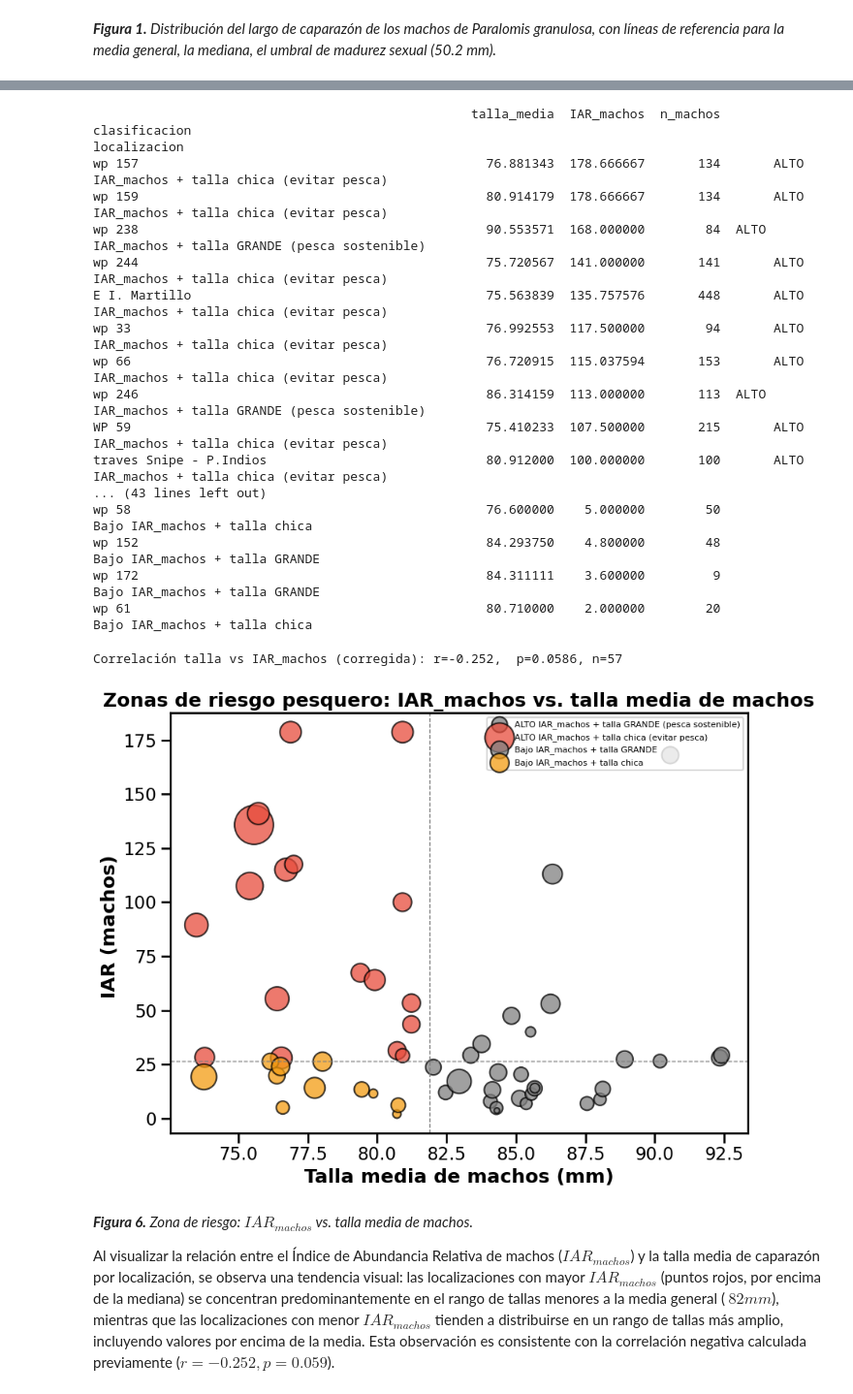
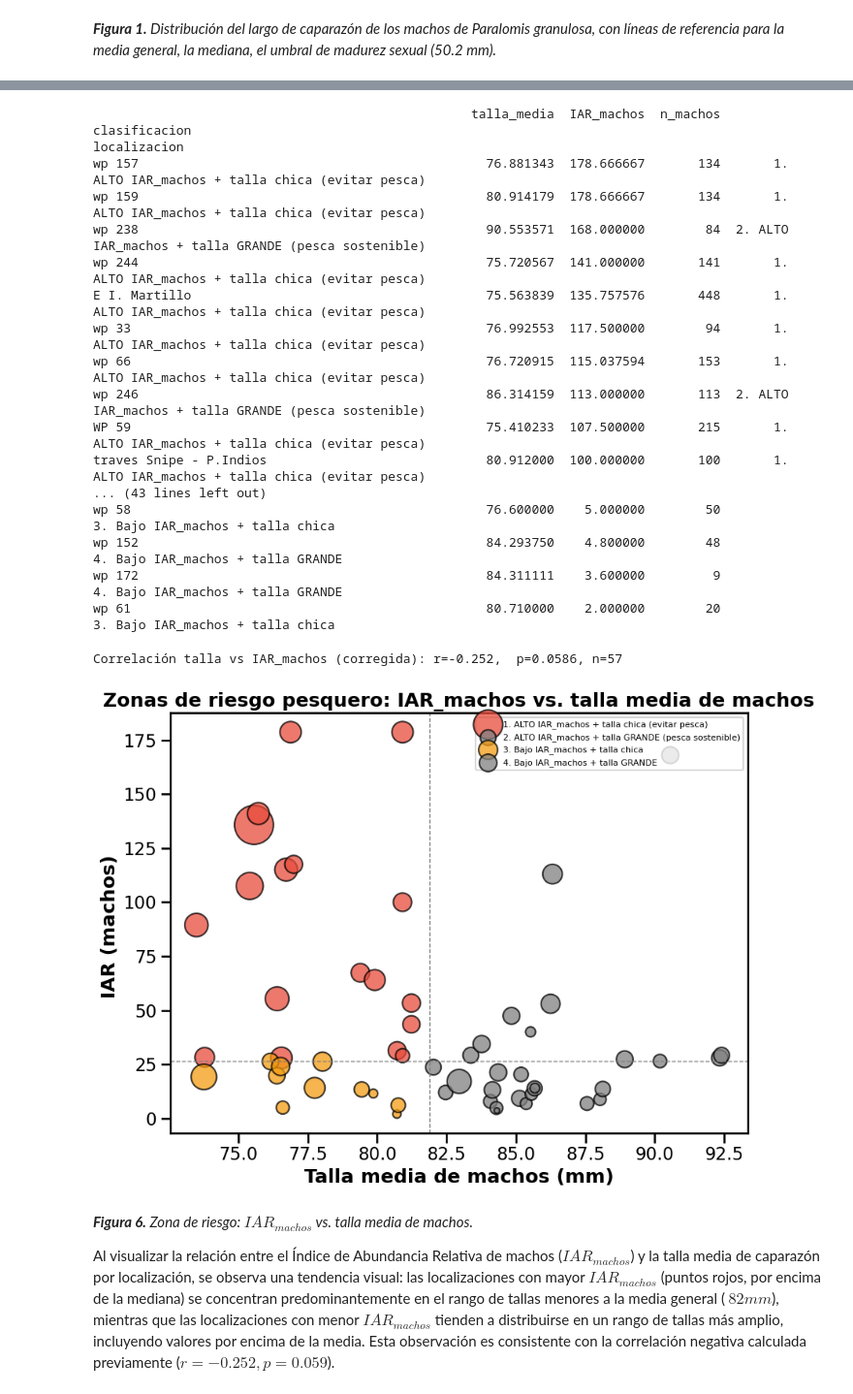
Before and after one commit to Mariano-ds/centollas2026, a Jupyter notebook: trabajo_comun/entregas/trabajo_comun_tp2.ipynb, the cells around one changed output, grey strips where cells are left out. Shown at 97% size. Cells and saved outputs as stored; diff of their text form; code cells hidden in the pictures.

```diff
--- a/trabajo_comun/entregas/trabajo_comun_tp2.ipynb
+++ b/trabajo_comun/entregas/trabajo_comun_tp2.ipynb
@@ -1360,34 +1597,34 @@ def clasificar(row):
     alto_iar = row['IAR_machos'] >= mediana_iar_machos
     talla_chica = row['talla_media'] < talla_media_general
     if alto_iar and talla_chica:
-        return 'ALTO IAR_machos + talla chica (evitar pesca)'
+        return '1. ALTO IAR_machos + talla chica (evitar pesca)'
     elif alto_iar and not talla_chica:
-        return 'ALTO IAR_machos + talla GRANDE (pesca sostenible)'
+        return '2. ALTO IAR_machos + talla GRANDE (pesca sostenible)'
     elif not alto_iar and talla_chica:
-        return 'Bajo IAR_machos + talla chica'
+        return '3. Bajo IAR_machos + talla chica'
     else:
-        return 'Bajo IAR_machos + talla GRANDE'
+        return '4. Bajo IAR_machos + talla GRANDE'
 
 talla_iar_machos['clasificacion'] = talla_iar_machos.apply(clasificar, axis=1)
 print(talla_iar_machos[['talla_media','IAR_machos','n_machos','clasificacion']].sort_values('IAR_machos', ascending=False).to_string())
 # %% [output]
-                                                  talla_media  IAR_machos  n_machos                                      clasificacion
+                                                  talla_media  IAR_machos  n_machos                                         clasificacion
 localizacion
-wp 157                                              76.881343  178.666667       134       ALTO IAR_machos + talla chica (evitar pesca)
-wp 159                                              80.914179  178.666667       134       ALTO IAR_machos + talla chica (evitar pesca)
-wp 238                                              90.553571  168.000000        84  ALTO IAR_machos + talla GRANDE (pesca sostenible)
-wp 244                                              75.720567  141.000000       141       ALTO IAR_machos + talla chica (evitar pesca)
-E I. Martillo                                       75.563839  135.757576       448       ALTO IAR_machos + talla chica (evitar pesca)
-wp 33                                               76.992553  117.500000        94       ALTO IAR_machos + talla chica (evitar pesca)
-wp 66                                               76.720915  115.037594       153       ALTO IAR_machos + talla chica (evitar pesca)
-wp 246                                              86.314159  113.000000       113  ALTO IAR_machos + talla GRANDE (pesca sostenible)
-WP 59                                               75.410233  107.500000       215       ALTO IAR_machos + talla chica (evitar pesca)
-traves Snipe - P.Indios                             80.912000  100.000000       100       ALTO IAR_machos + talla chica (evitar pesca)
+wp 157                                              76.881343  178.666667       134       1. ALTO IAR_machos + talla chica (evitar pesca)
+wp 159                                              80.914179  178.666667       134       1. ALTO IAR_machos + talla chica (evitar pesca)
+wp 238                                              90.553571  168.000000        84  2. ALTO IAR_machos + talla GRANDE (pesca sostenible)
+wp 244                                              75.720567  141.000000       141       1. ALTO IAR_machos + talla chica (evitar pesca)
+E I. Martillo                                       75.563839  135.757576       448       1. ALTO IAR_machos + talla chica (evitar pesca)
+wp 33                                               76.992553  117.500000        94       1. ALTO IAR_machos + talla chica (evitar pesca)
+wp 66                                               76.720915  115.037594       153       1. ALTO IAR_machos + talla chica (evitar pesca)
+wp 246                                              86.314159  113.000000       113  2. ALTO IAR_machos + talla GRANDE (pesca sostenible)
+WP 59                                               75.410233  107.500000       215       1. ALTO IAR_machos + talla chica (evitar pesca)
+traves Snipe - P.Indios                             80.912000  100.000000       100       1. ALTO IAR_machos + talla chica (evitar pesca)
 ... (43 lines left out)
-wp 58                                               76.600000    5.000000        50                      Bajo IAR_machos + talla chica
-wp 152                                              84.293750    4.800000        48                     Bajo IAR_machos + talla GRANDE
-wp 172                                              84.311111    3.600000         9                     Bajo IAR_machos + talla GRANDE
-wp 61                                               80.710000    2.000000        20                      Bajo IAR_machos + talla chica
+wp 58                                               76.600000    5.000000        50                      3. Bajo IAR_machos + talla chica
+wp 152                                              84.293750    4.800000        48                     4. Bajo IAR_machos + talla GRANDE
+wp 172                                              84.311111    3.600000         9                     4. Bajo IAR_machos + talla GRANDE
+wp 61                                               80.710000    2.000000        20                      3. Bajo IAR_machos + talla chica
 # %%
 r_machos_correcto, p_machos_correcto = stats.pearsonr(
     talla_iar_machos['talla_media'], talla_iar_machos['IAR_machos']
@@ -1400,31 +1637,31 @@ Correlación talla vs IAR_machos (corregida): r=-0.252,  p=0.0586, n=57
 # %%
 plt.close('all')
 fig, ax = plt.subplots(figsize=(9,7))
 
 colores = {
-    'ALTO IAR_machos + talla chica (evitar pesca)': '#E74C3C',
-    'ALTO IAR_machos + talla grande (pesca sostenible)': '#27AE60',
-    'Bajo IAR_machos + talla chica': '#F39C12',
-    'Bajo IAR_machos + talla grande': '#95A5A6'
+    '1. ALTO IAR_machos + talla chica (evitar pesca)': '#E74C3C',
+    '2. ALTO IAR_machos + talla grande (pesca sostenible)': '#27AE60',
+    '3. Bajo IAR_machos + talla chica': '#F39C12',
+    '4. Bajo IAR_machos + talla grande': '#95A5A6'
 }
 
 mediana_iar_machos_local = talla_iar_machos['IAR_machos'].median()
 talla_media_general_machos = talla_iar_machos['talla_media'].mean()
 
 for clase, grupo in talla_iar_machos.groupby('clasificacion'):
     ax.scatter(grupo['talla_media'], grupo['IAR_machos'], s=grupo['n_machos']*3,
                color=colores.get(clase, 'gray'), edgecolor='black', alpha=0.75, label=clase)
 
 ax.axvline(talla_media_general_machos, color='gray', linestyle='--', linewidth=1)
 ax.axhline(mediana_iar_machos_local, color='gray', linestyle='--', linewidth=1)
 ax.set_xlabel('Talla media de machos (mm)', fontweight='bold')
 ax.set_ylabel('IAR (machos) ', fontweight='bold')
 ax.set_title('Zonas de riesgo pesquero: IAR_machos vs. talla media de machos', fontweight='bold')
 ax.legend(fontsize=8, loc='upper right')
 plt.tight_layout()
 plt.show()
 # %% [output]
-[figure, old version]
+[figure, new version]
 # %% [markdown]
 ***Figura 6.** Zona de riesgo: $IAR_{machos}$  vs. talla media de machos.*
 
```
Also changed, not shown: parts of 28 cells of this notebook.
